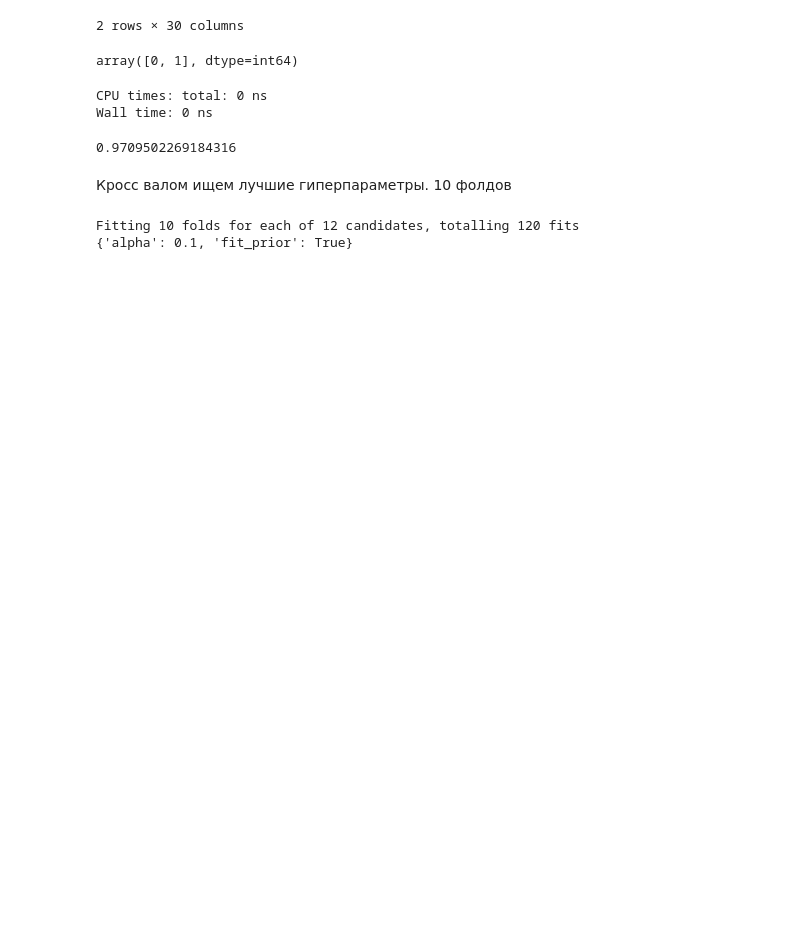
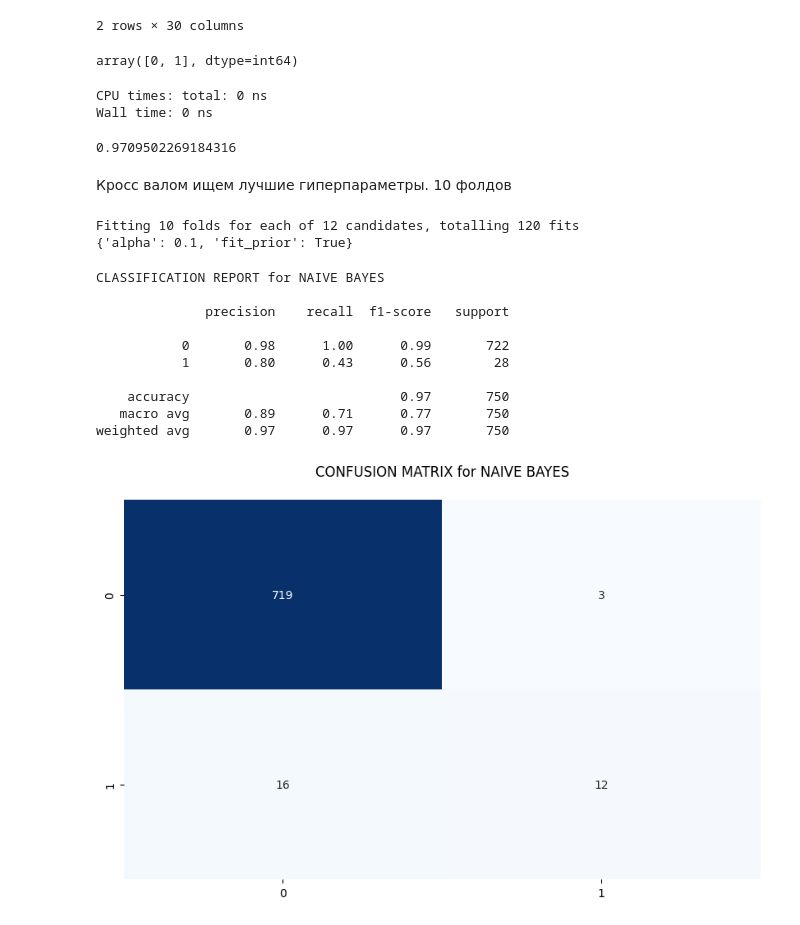
Before and after one commit to ret7020/MoscowMastersWorkflow, a Jupyter notebook: ComplaintWork/CD.ipynb, the cells around one changed output. Drawn from its saved outputs; the diff is of its cells as text; code cells hidden in the pictures; blank space fills up the shorter version.

Commit message:
Different models

```diff
--- a/ComplaintWork/CD.ipynb
+++ b/ComplaintWork/CD.ipynb
@@ -816,3 +816,17 @@ print(grid_nb.best_params_)
 # %% [output]
 Fitting 10 folds for each of 12 candidates, totalling 120 fits
 {'alpha': 0.1, 'fit_prior': True}
+# %%
+eval_model(y_test, y_pred_nb, model_name)
+# %% [output]
+CLASSIFICATION REPORT for NAIVE BAYES
+
+              precision    recall  f1-score   support
+
+           0       0.98      1.00      0.99       722
+           1       0.80      0.43      0.56        28
+
+    accuracy                           0.97       750
+   macro avg       0.89      0.71      0.77       750
+weighted avg       0.97      0.97      0.97       750
+[figure, added]
```
Also changed, not shown: parts of 3 cells of this notebook.
